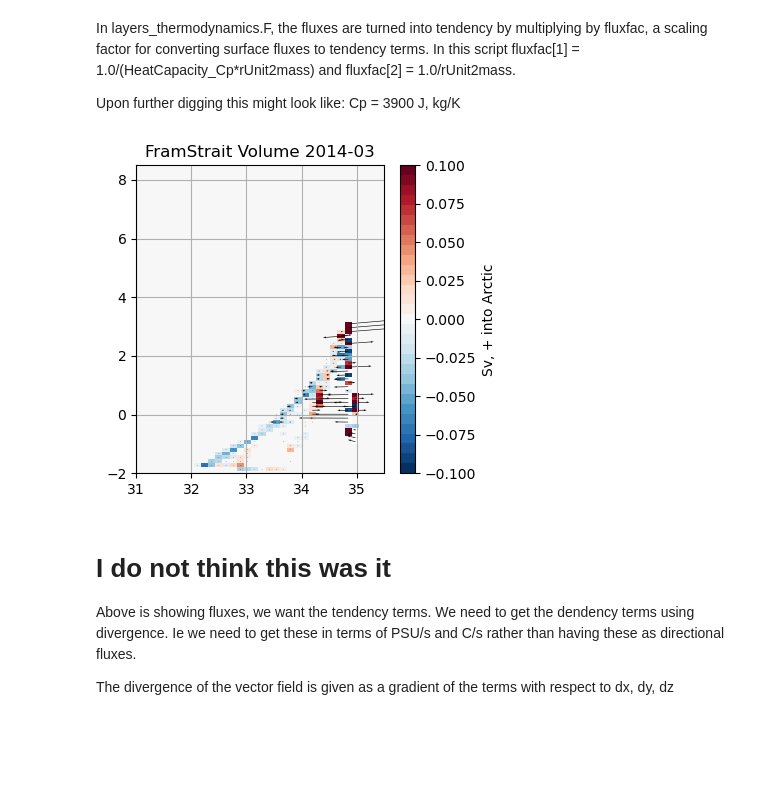
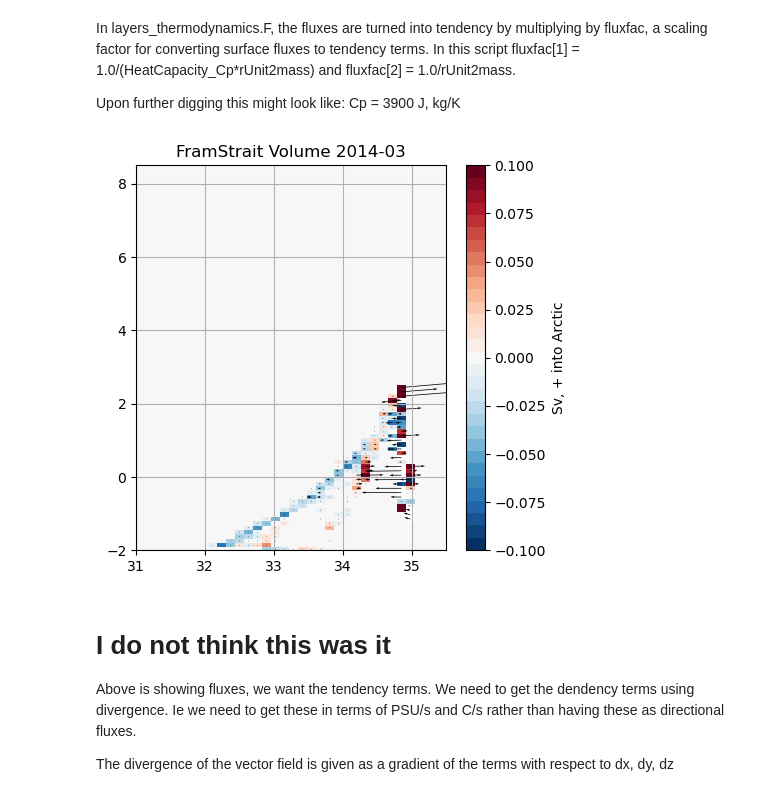
Before and after one commit to margaretmurakami/crios_backups, a Jupyter notebook: ASTE_270/Pemberton/Figure11_12_TS_WMT.ipynb, the cells around one changed output. Cells and saved outputs as stored; diff of their text form; code cells hidden in the pictures; blank space fills up the shorter version.

Commit message:
added quivers and fixed units for plots

```diff
--- a/ASTE_270/Pemberton/Figure11_12_TS_WMT.ipynb
+++ b/ASTE_270/Pemberton/Figure11_12_TS_WMT.ipynb
@@ -209,11 +209,14 @@ for i in range((int(len(tsstr)))):
 # %%
 dirrun_small = "/scratch2/atnguyen/aste_270x450x180/run_c67w_layers_budget_nlayersorig_advdiffsplit_FULLYfixedXX_checkedwithAN_it0062_nS112_nT112_pk0000631152/"
 
-# binsTH = rdmds(dirrun_small + "layers2TH", -1)
-binsTH_edges = np.linspace(-3, 12, 113)
+# try new T bins where different sizes
+refined_section = np.linspace(-3,8,93)
+coarse_section = np.linspace(8,15,21,endpoint=False)
+binsTH_edges = np.concatenate((refined_section,coarse_section[1:]))
 binsTH_centers = (binsTH_edges[:-1] + binsTH_edges[1:])/2
 nT = binsTH_edges.shape[0]-1
 
+# SLT bins with course and not course sections
 coarse_section = np.linspace(0, 28, 20, endpoint=False)
 refined_section = np.linspace(28, 40, 93)
 binsSLT_edges = np.concatenate((coarse_section, refined_section))
@@ -525,25 +530,30 @@ In layers_thermodynamics.F, the fluxes are turned into tendency by multiplying b
 Upon further digging this might look like:
 Cp = 3900 J, kg/K
 # %%
-distrADVy_TH /= np.tile(binwidthT, (112, 1))   # m^3/s
-distrADVy_SLT /= np.tile(binwidthS, (112, 1))  # m^3/s
+# create tiles to get things in the correct units
+binwidthsS_tile = np.tile(binwidthS, (112, 1)).T
+binwidthsT_tile = np.tile(binwidthT, (112, 1))
+
+# divide
+distrADVy_TH  = distrADVy_TH/binwidthsT_tile/binwidthsS_tile                # m^3/s/PSU
+distrADVy_SLT = distrADVy_SLT/binwidthsT_tile/binwidthsS_tile               # m^3/s/degC
 
 distrADVy_TH[distrADVy_TH == 0 ] = np.nan
 distrADVy_SLT[distrADVy_SLT == 0 ] = np.nan
 # %%
-fig = plt.figure(figsize=(4,4))
+fig = plt.figure(figsize=(5,5))
 
 ax = plt.subplot(1,1,gateid)
 
 cb = ax.pcolormesh(Sbin,Tbin,distr,cmap=cmap,vmin=-.1,vmax=.1)
-plt.quiver(Sbincent,Tbincent,distrADVy_SLT,distrADVy_TH,scale=5e8)    # in units of m^3/s
+plt.quiver(Sbincent,Tbincent,distrADVy_SLT,distrADVy_TH,scale=5e10)    # in units of m^3/s
 ax.set_ylim(-2,8.5)
 ax.set_xlim(31,35.5)
 ax.set_title(name+" Volume " + datetimes[m].strftime("%Y-%m"))
 plt.colorbar(cb,label="Sv, + into Arctic")
 ax.grid()
 # %% [output]
-[figure, old version]
+[figure, new version]
 # %% [markdown]
 # I do not think this was it
 Above is showing fluxes, we want the tendency terms.
```
Also changed, not shown: parts of 10 cells of this notebook, 17 other files.
